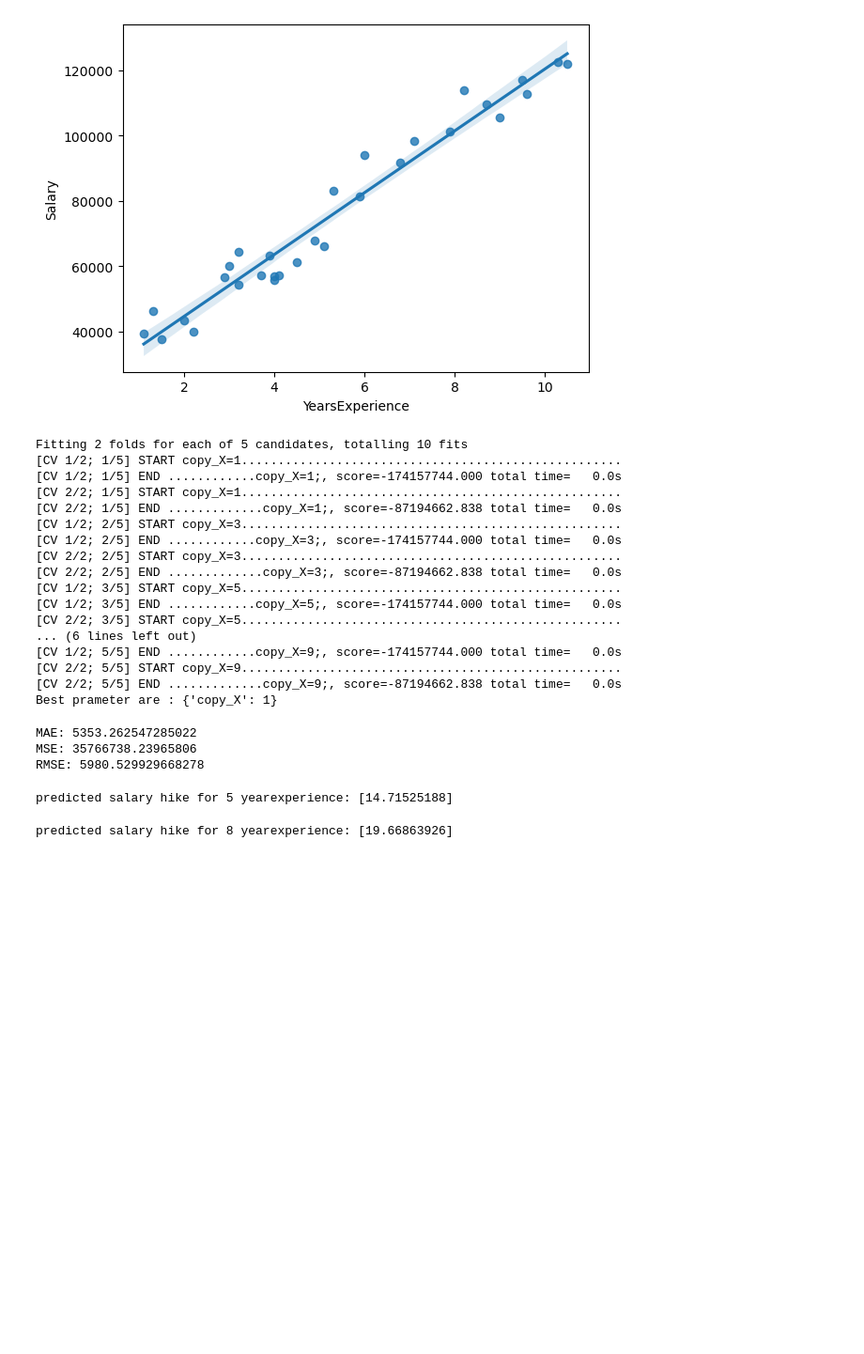
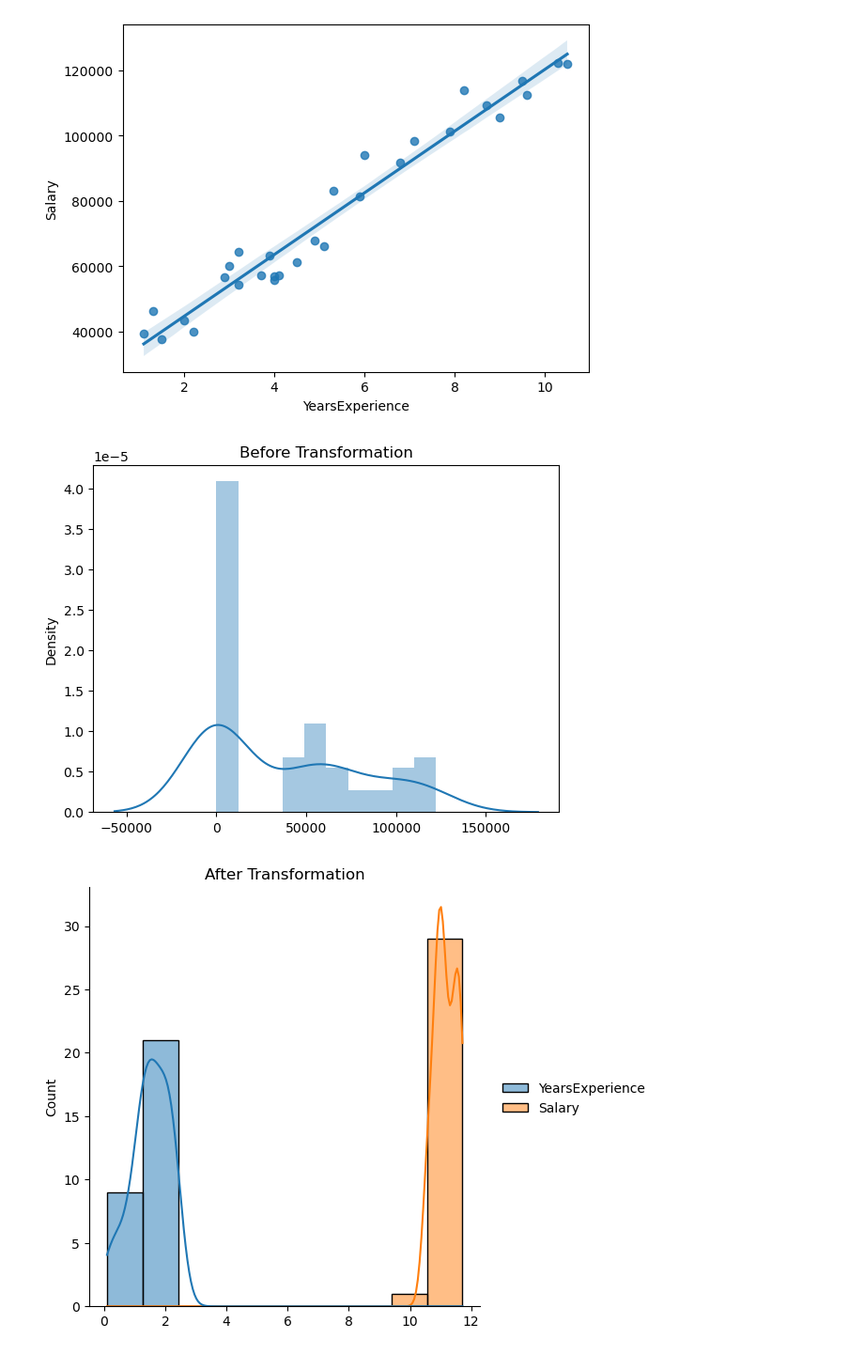
Before and after one commit to Mandarbhere/Assignment-4_lineare_regression, a Jupyter notebook: Assignment 4.ipynb, the cells around one changed output. Shown: that part at 94% size. Drawn from its saved outputs; the diff is of its cells as text; code cells hidden in the pictures; blank space fills up the shorter version.

```diff
--- a/Assignment 4.ipynb
+++ b/Assignment 4.ipynb
@@ -319,5 +279,5 @@ dataset.corr()
 | YearsExperience | 1.000000 | 0.978242 |
 | Salary | 0.978242 | 1.000000 |
 # %%
-dataset=dataset.rename({'YearsExperience':'yearsExperience', 'Salary':'salary'},axis=1)
-dataset
+#dataset=dataset.rename({'YearsExperience':'yearsExperience', 'Salary':'salary'},axis=1)
+#dataset
@@ -352,40 +288,0 @@ X_train, X_test, y_train, y_test = train_test_split(X,y,test_size = .20, shuffle
-# %%
-from sklearn.linear_model import LinearRegression
-from sklearn.model_selection import GridSearchCV
-from sklearn.exceptions import FitFailedWarning
-parameters = {"copy_X" : np.arange(1,10,2)}
-A_model = GridSearchCV(LinearRegression(),param_grid = parameters, scoring='neg_mean_squared_error',cv=2,verbose=12)
-A_model.fit(X_train, y_train)
-#best hyperparameter
-print("Best prameter are :",A_model.best_params_)
-# %% [output]
-Fitting 2 folds for each of 5 candidates, totalling 10 fits
-[CV 1/2; 1/5] START copy_X=1....................................................
-[CV 1/2; 1/5] END ............copy_X=1;, score=-174157744.000 total time=   0.0s
-[CV 2/2; 1/5] START copy_X=1....................................................
-[CV 2/2; 1/5] END .............copy_X=1;, score=-87194662.838 total time=   0.0s
-[CV 1/2; 2/5] START copy_X=3....................................................
-[CV 1/2; 2/5] END ............copy_X=3;, score=-174157744.000 total time=   0.0s
-[CV 2/2; 2/5] START copy_X=3....................................................
-[CV 2/2; 2/5] END .............copy_X=3;, score=-87194662.838 total time=   0.0s
-[CV 1/2; 3/5] START copy_X=5....................................................
-[CV 1/2; 3/5] END ............copy_X=5;, score=-174157744.000 total time=   0.0s
-[CV 2/2; 3/5] START copy_X=5....................................................
-... (6 lines left out)
-[CV 1/2; 5/5] END ............copy_X=9;, score=-174157744.000 total time=   0.0s
-[CV 2/2; 5/5] START copy_X=9....................................................
-[CV 2/2; 5/5] END .............copy_X=9;, score=-87194662.838 total time=   0.0s
-Best prameter are : {'copy_X': 1}
-# %%
-linear_modell=LinearRegression(n_jobs =30)
-linear_modell.fit(X_train,y_train)
-
-pred = linear_modell.predict( X_test)
-from sklearn import metrics
-print('MAE:',metrics.mean_absolute_error(y_test,pred))
-print('MSE:',metrics.mean_squared_error(y_test,pred))
-print('RMSE:',np.sqrt(metrics.mean_squared_error(y_test,pred)))
-# %% [output]
-MAE: 5353.262547285022
-MSE: 35766738.23965806
-RMSE: 5980.529929668278
@@ -395,10 +289,9 @@ pickle.dump(linear_modell,open('liniear_modell.pkl','wb'))
-# %%
-pickeled_model = pickle.load(open('liniear_modell.pkl','rb'))
-print("predicted salary hike for 5 yearexperience:",pickeled_model.predict([[5]]))
-# %% [output]
-predicted salary hike for 5 yearexperience: [14.71525188]
-# %%
-pickeled_model = pickle.load(open('liniear_modell.pkl','rb'))
-print("predicted salary hike for 8 yearexperience:",pickeled_model.predict([[8]]))
-# %% [output]
-predicted salary hike for 8 yearexperience: [19.66863926]
+# %%
+sns.distplot(dataset, bins = 10, kde = True)
+plt.title('Before Transformation')
+sns.displot(np.log(dataset), bins = 10, kde = True)
+plt.title('After Transformation')
+plt.show()
+# %% [output]
+[figure, added]
+[figure, added]
```
Also changed, not shown: parts of 48 cells of this notebook.
